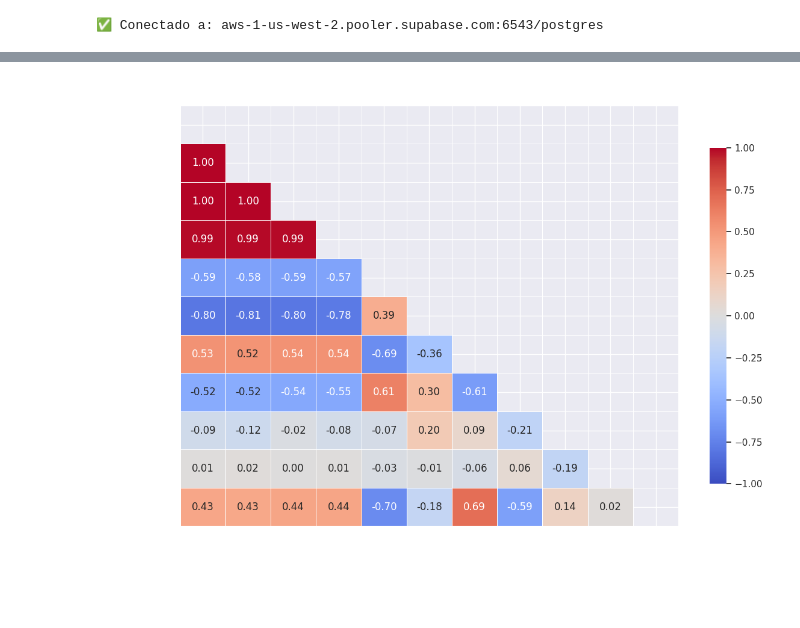
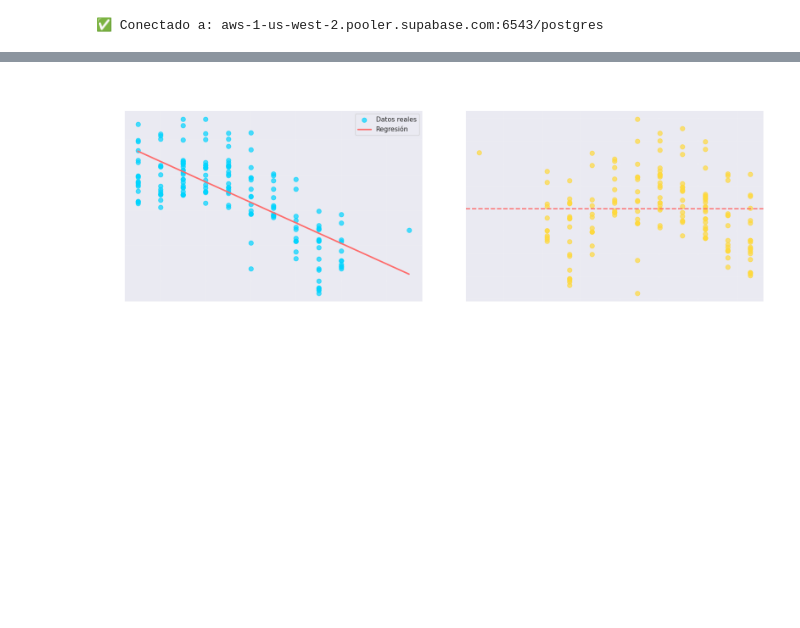
Before and after one commit to OscarLeon-60/Mineria_de_Datos_2026A, a Jupyter notebook: Corte_2/ETL-Proyecto-API/notebooks/regresion_lineal.ipynb, the cells around one changed output, grey strips where cells are left out. Saved outputs shown, nothing was run; the diff lists cells and outputs as text; code cells hidden in the pictures; blank space fills up the shorter version.

Commit message:
Actualizar notebook de regresión lineal y resultados asociados en dev_oscar

```diff
--- a/Corte_2/ETL-Proyecto-API/notebooks/regresion_lineal.ipynb
+++ b/Corte_2/ETL-Proyecto-API/notebooks/regresion_lineal.ipynb
@@ -132,19 +132,17 @@ df.drop_duplicates(subset=['ciudad', 'fecha_consulta'], inplace=True)
 print(f'🗑️  Duplicados eliminados: {antes - len(df)}')
 
 # Eliminar nulos en columnas clave
-cols_clave = ['temperatura', 'temp_max', 'temp_min', 'humedad',
-              'presion', 'velocidad_viento', 'nubosidad']
+cols_clave = ['humedad', 'temp_max', 'presion', 'velocidad_viento', 'nubosidad', 'latitud']
 df.dropna(subset=cols_clave, inplace=True)
 
-# Eliminar outliers con IQR
-Q1  = df['temperatura'].quantile(0.25)
-Q3  = df['temperatura'].quantile(0.75)
+# Eliminar outliers con IQR en humedad (variable predictora simple)
+Q1  = df['humedad'].quantile(0.25)
+Q3  = df['humedad'].quantile(0.75)
 IQR = Q3 - Q1
-df  = df[(df['temperatura'] >= Q1 - 3*IQR) & (df['temperatura'] <= Q3 + 3*IQR)]
+df  = df[(df['humedad'] >= Q1 - 3*IQR) & (df['humedad'] <= Q3 + 3*IQR)]
 
-# Feature engineering
-df['rango_termico'] = df['temp_max'] - df['temp_min']
-df['abs_lat']       = df['latitud'].abs()
+# Latitud absoluta (proxy geográfico)
+df['abs_lat'] = df['latitud'].abs()
 
 print(f'✅ Dataset limpio: {len(df):,} registros')
 print(f'🏙️  Ciudades: {df["ciudad"].nunique()}')
@@ -218,25 +202,61 @@ print('✅ EDA guardado en data/eda_visual.png')
 # %%
 # ==============================
-# CELDA 6 — Matriz de Correlación
+# CELDA 6 — Regresión Lineal Simple (presion → temp_max)
 # ==============================
-cols_corr = ['temperatura', 'temp_min', 'temp_max', 'sensacion_termica',
-             'humedad', 'presion', 'velocidad_viento', 'nubosidad',
-             'rango_termico', 'hora', 'latitud']
+TARGET = 'temp_max'
+FEATURE_SIMPLE = 'presion'
 
-corr_matrix = df[cols_corr].corr()
+X_simple = df[[FEATURE_SIMPLE]].values
+y = df[TARGET].values
 
-fig, ax = plt.subplots(figsize=(12, 9))
-mask = np.triu(np.ones_like(corr_matrix, dtype=bool))
-sns.heatmap(corr_matrix, mask=mask, annot=True, fmt='.2f',
-            cmap='coolwarm', center=0, vmin=-1, vmax=1,
-            linewidths=0.5, ax=ax, cbar_kws={'shrink': 0.8})
-ax.set_title('Matriz de Correlación — Variables Climáticas',
-             fontsize=14, fontweight='bold', color='white', pad=15)
-ax.tick_params(colors='white', labelsize=9)
+X_s_train, X_s_test, y_s_train, y_s_test = train_test_split(
+    X_simple, y, test_size=0.2, random_state=42
+)
+
+lr_simple = LinearRegression()
+lr_simple.fit(X_s_train, y_s_train)
+y_pred_simple = lr_simple.predict(X_s_test)
+
+r2_s   = r2_score(y_s_test, y_pred_simple)
+mae_s  = mean_absolute_error(y_s_test, y_pred_simple)
+rmse_s = np.sqrt(mean_squared_error(y_s_test, y_pred_simple))
+
+print('=' * 50)
+print('   REGRESIÓN LINEAL SIMPLE')
+print('=' * 50)
+print(f'📐 Ecuación : temp_max = {lr_simple.intercept_:.4f} + {lr_simple.coef_[0]:.4f} × presion')
+print(f'📈 R²       : {r2_s:.4f}  ({r2_s*100:.1f}% varianza explicada)')
+print(f'📉 MAE      : {mae_s:.4f} °C')
+print(f'📉 RMSE     : {rmse_s:.4f} °C')
+
+# Gráfica
+fig, axes = plt.subplots(1, 2, figsize=(16, 6))
+fig.suptitle('Regresión Lineal Simple: Presión → Temperatura Máxima',
+             fontsize=14, fontweight='bold', color='white')
+
+# Scatter + línea
+axes[0].scatter(X_s_test, y_s_test, alpha=0.7, color=COLORS[0], s=60, label='Datos reales')
+x_line = np.linspace(X_s_test.min(), X_s_test.max(), 100).reshape(-1, 1)
+axes[0].plot(x_line, lr_simple.predict(x_line), color=COLORS[1], linewidth=2.5, label='Regresión')
+axes[0].set_xlabel('Presión Atmosférica (hPa)', color='white')
+axes[0].set_ylabel('Temperatura Máxima (°C)', color='white')
+axes[0].set_title(f'Scatter + Regresión | R² = {r2_s:.3f}', color='white')
+axes[0].legend()
+axes[0].grid(True, alpha=0.2)
+axes[0].tick_params(colors='white')
+
+# Residuos
+residuos_s = y_s_test - y_pred_simple
+axes[1].scatter(y_pred_simple, residuos_s, alpha=0.7, color=COLORS[2], s=60)
+axes[1].axhline(0, color=COLORS[1], linewidth=2, linestyle='--')
+axes[1].set_xlabel('Valores Predichos (°C)', color='white')
+axes[1].set_ylabel('Residuos (°C)', color='white')
+axes[1].set_title('Gráfica de Residuos', color='white')
+axes[1].grid(True, alpha=0.2)
+axes[1].tick_params(colors='white')
+
 plt.tight_layout()
-plt.savefig('../data/eda_correlacion.png', dpi=120, bbox_inches='tight', facecolor='#1a1a2e')
+plt.savefig('../data/ml_regresion_simple.png', dpi=120, bbox_inches='tight', facecolor='#1a1a2e')
 plt.show()
-
-print('\n🔗 Correlación con temp_max (ordenado):')
-print(corr_matrix['temp_max'].drop('temp_max').sort_values(ascending=False).round(3).to_string())
+print('✅ Gráfica guardada')
 # %% [output]
@@ -243 +270 @@ print(corr_matrix['temp_max'].drop('temp_max').sort_values(ascending=False).roun
-[figure, old version]
+[figure, new version]
```
Also changed, not shown: parts of 14 cells of this notebook, 5 other files.
